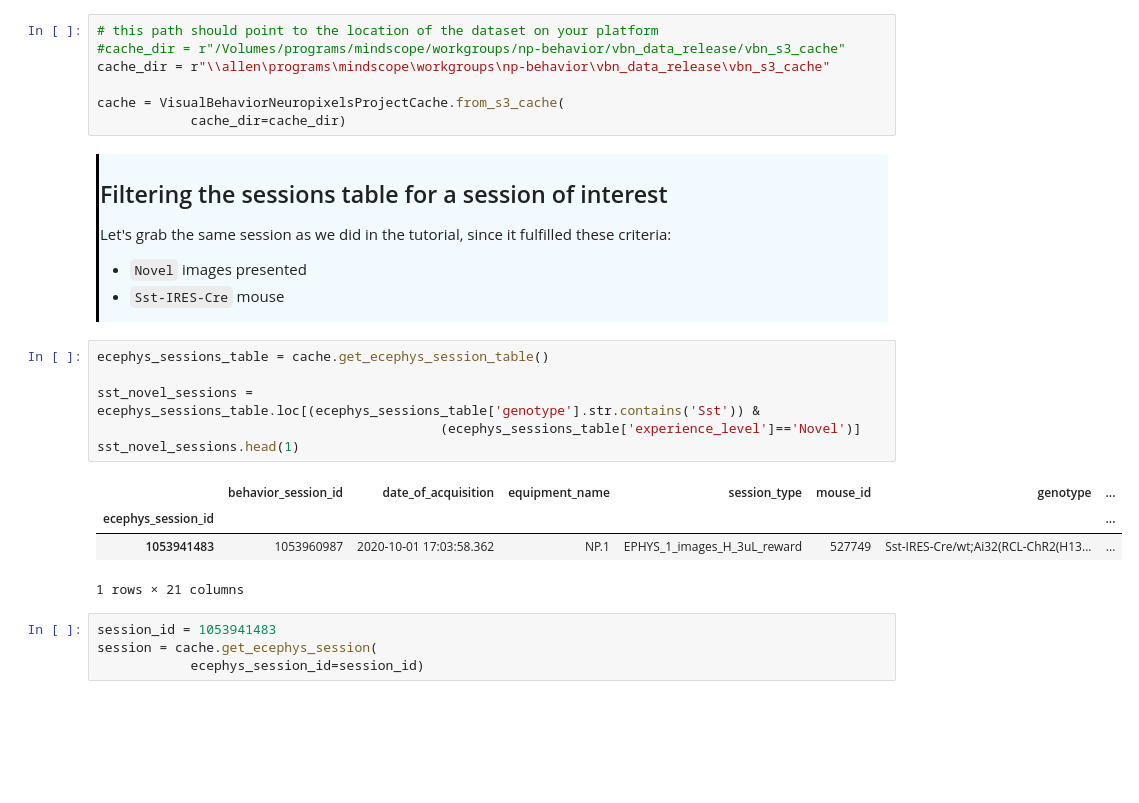
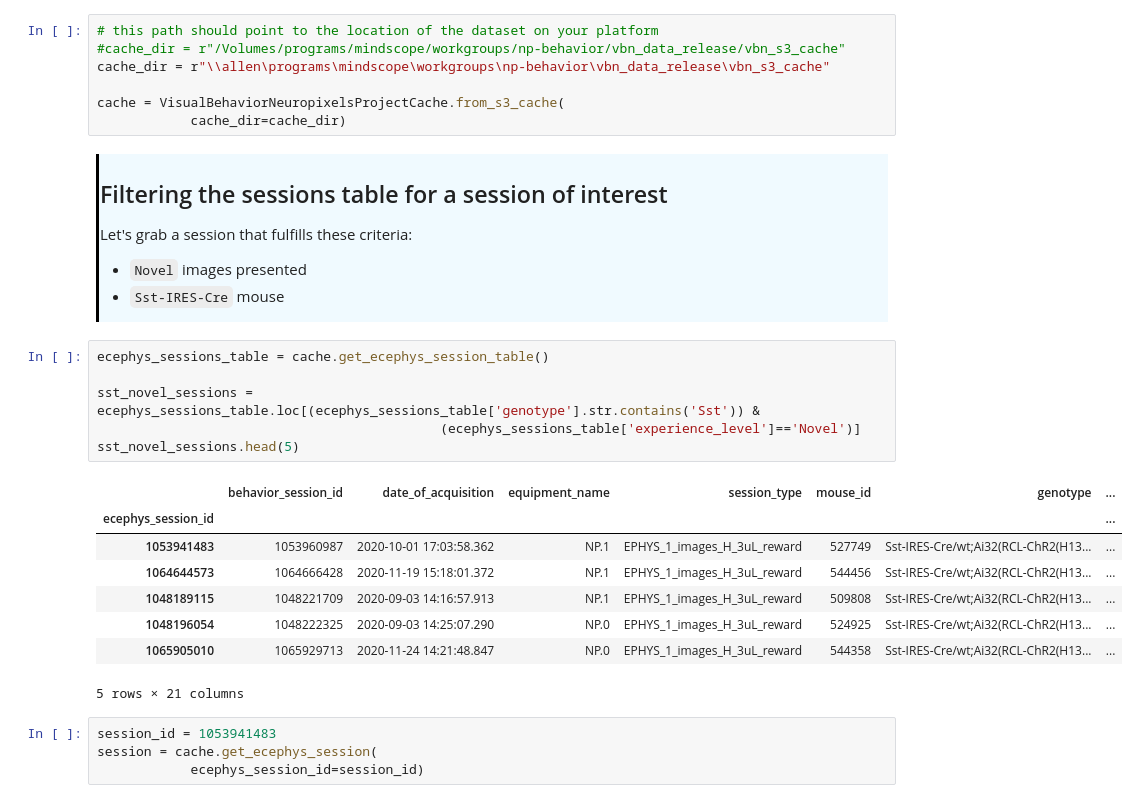
Before and after one commit to AllenInstitute/swdb_2022, a Jupyter notebook: Organizers/VBN_Optotagging.ipynb, the cells around one changed output. Saved outputs shown, nothing was run; the diff lists cells and outputs as text; blank space fills up the shorter version.

Commit message:
Updated optotagging tutorial

```diff
--- a/Organizers/VBN_Optotagging.ipynb
+++ b/Organizers/VBN_Optotagging.ipynb
@@ -64,21 +64,25 @@ cache = VisualBehaviorNeuropixelsProjectCache.from_s3_cache(
 
 ## Filtering the sessions table for a session of interest
 
-<p>Let's grab the same session as we did in the tutorial, since it fulfilled these criteria:
+<p>Let's grab a session that fulfills these criteria:
 
 - `Novel` images presented
 - `Sst-IRES-Cre` mouse
 # %%
 ecephys_sessions_table = cache.get_ecephys_session_table()
 
 sst_novel_sessions = ecephys_sessions_table.loc[(ecephys_sessions_table['genotype'].str.contains('Sst')) &
                                             (ecephys_sessions_table['experience_level']=='Novel')]
-sst_novel_sessions.head(1)
+sst_novel_sessions.head(5)
 # %% [output]
 |  | behavior_session_id | date_of_acquisition | equipment_name | session_type | mouse_id | genotype | ... |
 | ecephys_session_id |  |  |  |  |  |  | ... |
 | 1053941483 | 1053960987 | 2020-10-01 17:03:58.362 | NP.1 | EPHYS_1_images_H_3uL_reward | 527749 | Sst-IRES-Cre/wt;Ai32(RCL-ChR2(H13... | ... |
+| 1064644573 | 1064666428 | 2020-11-19 15:18:01.372 | NP.1 | EPHYS_1_images_H_3uL_reward | 544456 | Sst-IRES-Cre/wt;Ai32(RCL-ChR2(H13... | ... |
+| 1048189115 | 1048221709 | 2020-09-03 14:16:57.913 | NP.1 | EPHYS_1_images_H_3uL_reward | 509808 | Sst-IRES-Cre/wt;Ai32(RCL-ChR2(H13... | ... |
+| 1048196054 | 1048222325 | 2020-09-03 14:25:07.290 | NP.0 | EPHYS_1_images_H_3uL_reward | 524925 | Sst-IRES-Cre/wt;Ai32(RCL-ChR2(H13... | ... |
+| 1065905010 | 1065929713 | 2020-11-24 14:21:48.847 | NP.0 | EPHYS_1_images_H_3uL_reward | 544358 | Sst-IRES-Cre/wt;Ai32(RCL-ChR2(H13... | ... |
-1 rows × 21 columns
+5 rows × 21 columns
 # %%
 session_id = 1053941483
 session = cache.get_ecephys_session(
```
Also changed, not shown: parts of 37 cells of this notebook.
